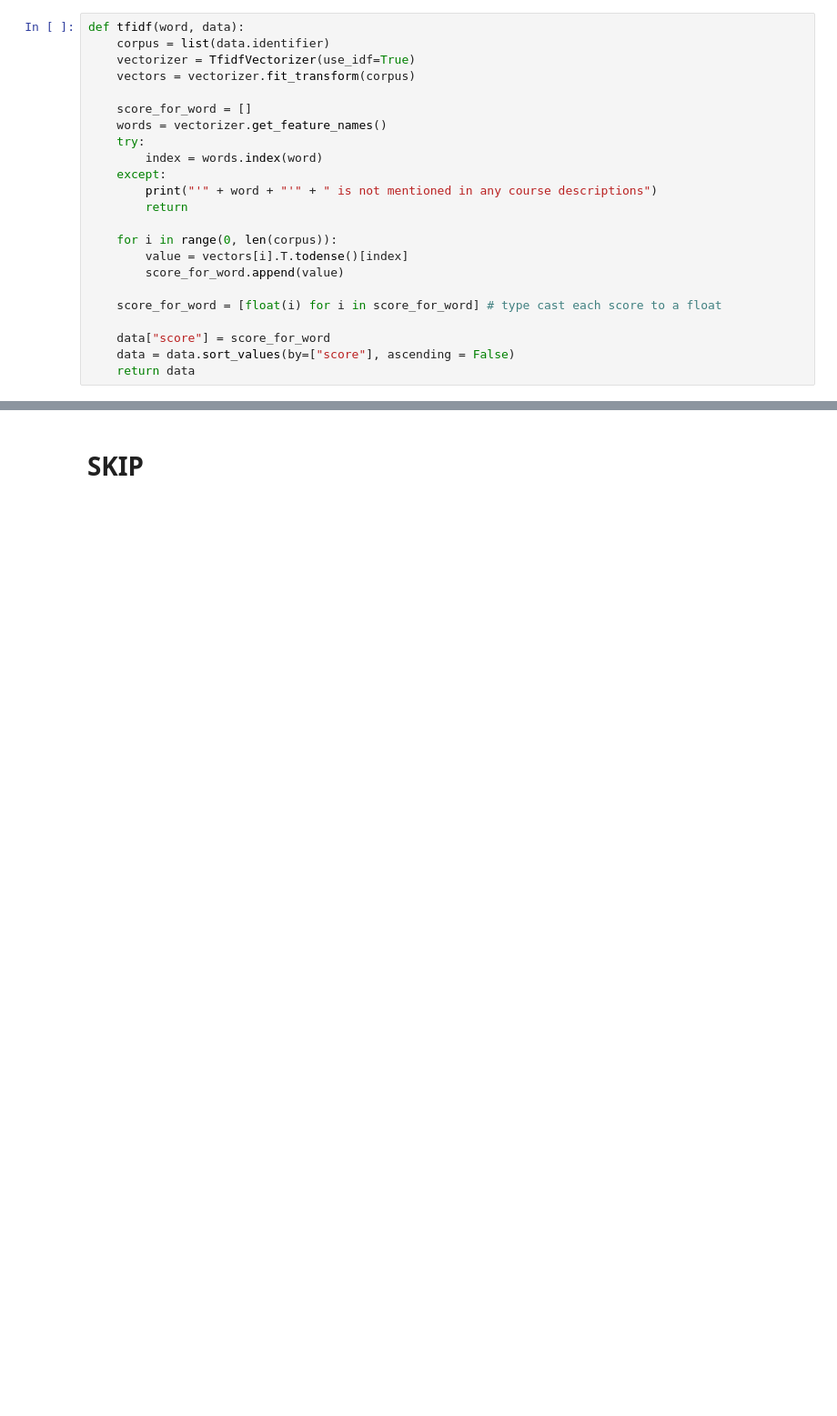
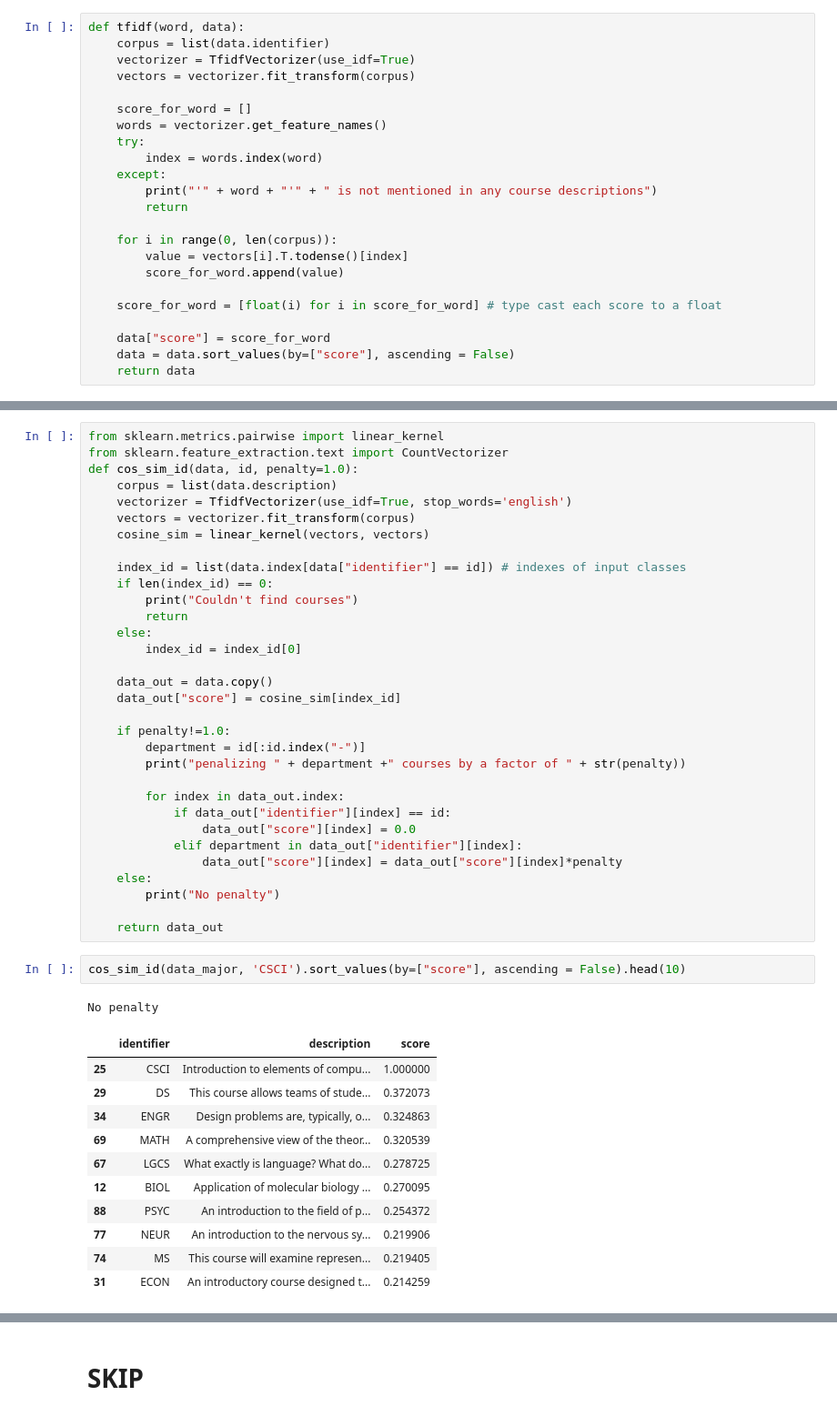
Before and after one commit to p-ai-org/p-recommender, a Jupyter notebook: data-science/rachel.ipynb, the cells around one changed output, grey strips where cells are left out. Shown: that part at 91% size. Cells and saved outputs as stored; diff of their text form; blank space fills up the shorter version.

```diff
--- a/data-science/rachel.ipynb
+++ b/data-science/rachel.ipynb
@@ -170,0 +113,47 @@ AttributeError: 'NoneType' object has no attribute 'head'
+# %%
+from sklearn.metrics.pairwise import linear_kernel
+from sklearn.feature_extraction.text import CountVectorizer
+def cos_sim_id(data, id, penalty=1.0):
+    corpus = list(data.description)
+    vectorizer = TfidfVectorizer(use_idf=True, stop_words='english')
+    vectors = vectorizer.fit_transform(corpus)
+    cosine_sim = linear_kernel(vectors, vectors)
+
+    index_id = list(data.index[data["identifier"] == id]) # indexes of input classes
+    if len(index_id) == 0:
+        print("Couldn't find courses")
+        return
+    else:
+        index_id = index_id[0]
+
+    data_out = data.copy()
+    data_out["score"] = cosine_sim[index_id]
+
+    if penalty!=1.0:
+        department = id[:id.index("-")]
+        print("penalizing " + department +" courses by a factor of " + str(penalty))
+
+        for index in data_out.index:
+            if data_out["identifier"][index] == id:
+                data_out["score"][index] = 0.0
+            elif department in data_out["identifier"][index]:
+                data_out["score"][index] = data_out["score"][index]*penalty
+    else:
+        print("No penalty")
+
+    return data_out
+# %%
+cos_sim_id(data_major, 'CSCI').sort_values(by=["score"], ascending = False).head(10)
+# %% [output]
+No penalty
+|  | identifier | description | score |
+| 25 | CSCI | Introduction to elements of compu... | 1.000000 |
+| 29 | DS | This course allows teams of stude... | 0.372073 |
+| 34 | ENGR | Design problems are, typically, o... | 0.324863 |
+| 69 | MATH | A comprehensive view of the theor... | 0.320539 |
+| 67 | LGCS | What exactly is language? What do... | 0.278725 |
+| 12 | BIOL | Application of molecular biology ... | 0.270095 |
+| 88 | PSYC | An introduction to the field of p... | 0.254372 |
+| 77 | NEUR | An introduction to the nervous sy... | 0.219906 |
+| 74 | MS | This course will examine represen... | 0.219405 |
+| 31 | ECON | An introductory course designed t... | 0.214259 |
```
Also changed, not shown: parts of 13 cells of this notebook, 2 other files.
